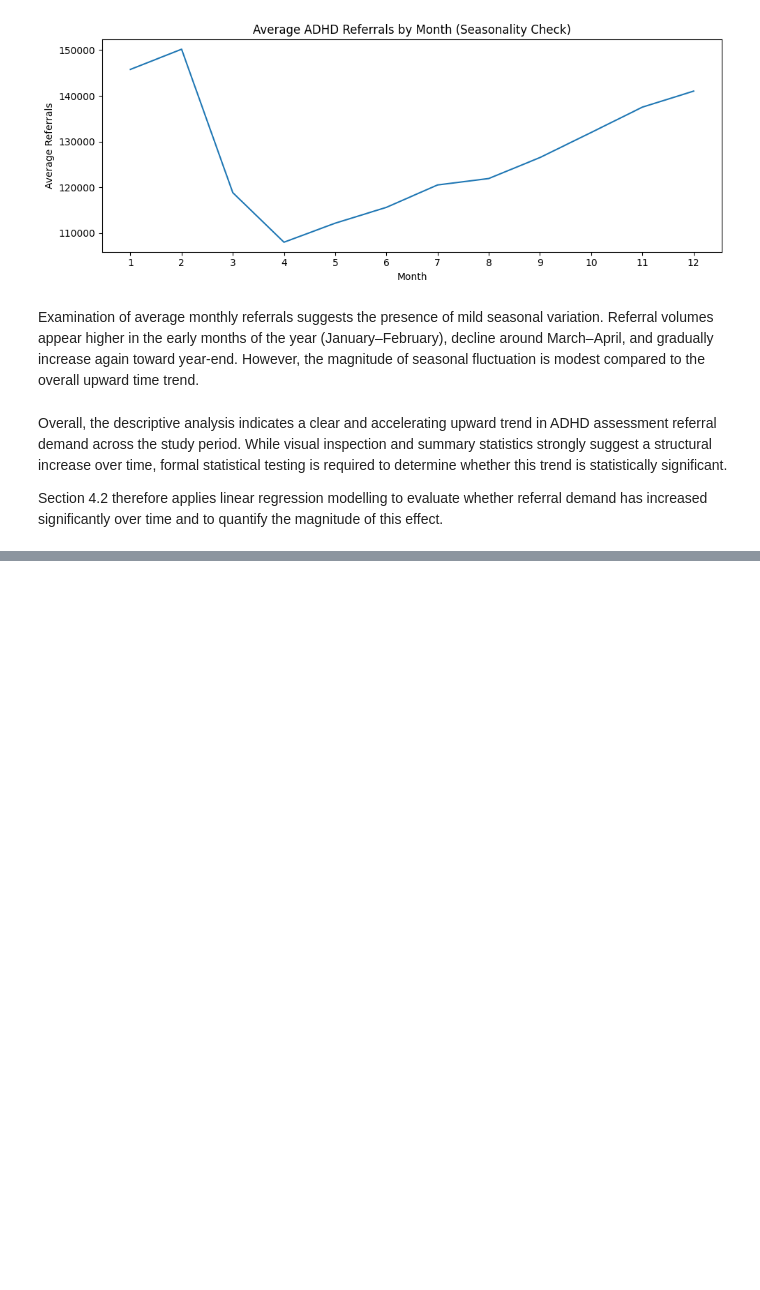
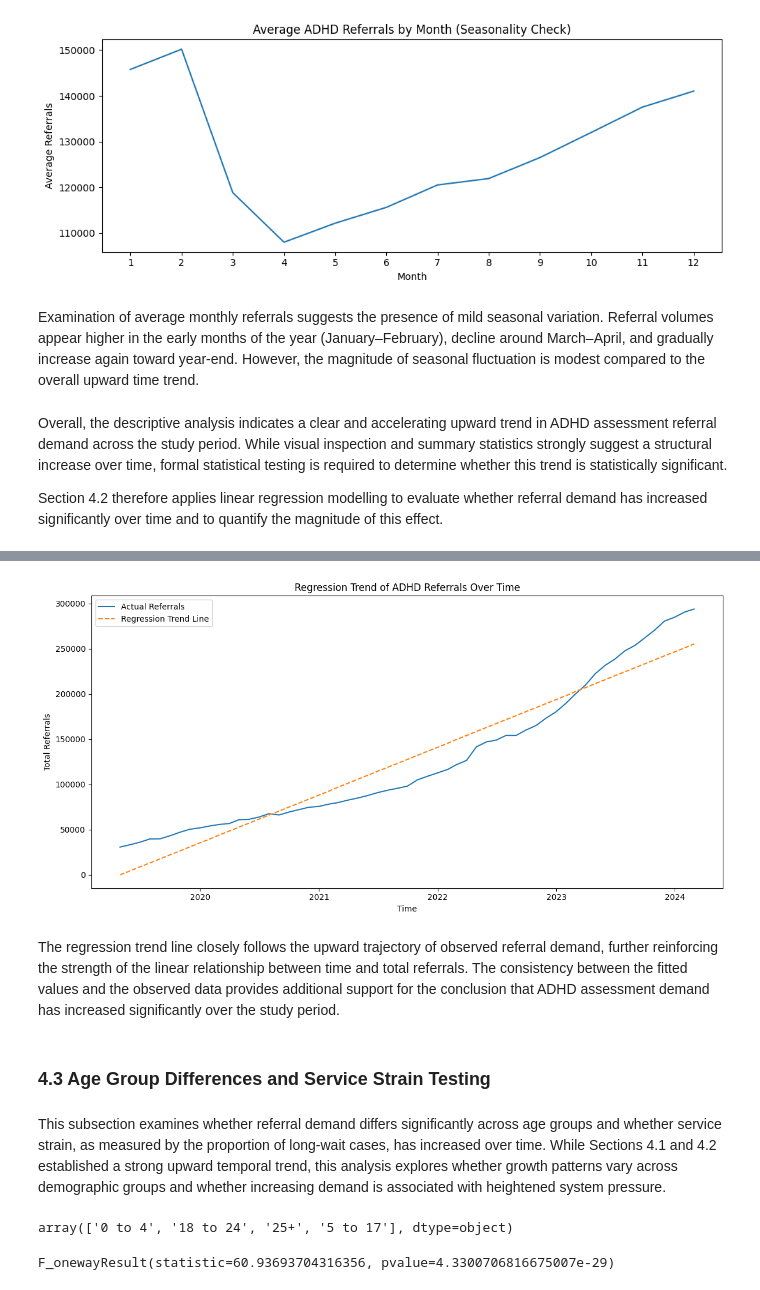
Before and after one commit to szm2701/adhd-demand-forecast-england, a Jupyter notebook: jupyter_notebooks/adhd_demand_analysis_and_forecasting.ipynb, the cells around one changed output, grey strips where cells are left out. Saved outputs shown, nothing was run; the diff lists cells and outputs as text; code cells hidden in the pictures; blank space fills up the shorter version.

Commit message:
Complete Section 4: Regression, ANOVA, and Service Strain Analysis

```diff
--- a/jupyter_notebooks/adhd_demand_analysis_and_forecasting.ipynb
+++ b/jupyter_notebooks/adhd_demand_analysis_and_forecasting.ipynb
@@ -587,0 +592,9 @@ Section 4.2 therefore applies linear regression modelling to evaluate whether re
+# %%
+# Create numeric time index for regression modelling
+# This represents the number of months since the start of the dataset
+
+ref_ts = ref_ts.sort_values("period_end").reset_index(drop=True)
+ref_ts["time_index"] = range(len(ref_ts))
+
+# Preview relevant columns
+ref_ts[["period_end", "time_index", "total_referrals"]].head()
@@ -587,0 +649,6 @@ Section 4.2 therefore applies linear regression modelling to evaluate whether re
+# %%
+# Generate fitted (predicted) values from the regression model
+ref_ts["predicted_referrals"] = model.predict(X)
+
+# Preview
+ref_ts[["period_end", "total_referrals", "predicted_referrals"]].head()
@@ -587,0 +662,53 @@ Section 4.2 therefore applies linear regression modelling to evaluate whether re
+# %%
+import matplotlib.pyplot as plt
+
+plt.figure(figsize=(12,6))
+
+# Actual values
+plt.plot(ref_ts["period_end"],
+         ref_ts["total_referrals"],
+         label="Actual Referrals")
+
+# Regression line
+plt.plot(ref_ts["period_end"],
+         ref_ts["predicted_referrals"],
+         linestyle="--",
+         label="Regression Trend Line")
+
+plt.title("Regression Trend of ADHD Referrals Over Time")
+plt.xlabel("Time")
+plt.ylabel("Total Referrals")
+plt.legend()
+
+plt.tight_layout()
+plt.show()
+# %% [output]
+[figure, added]
+# %% [markdown]
+The regression trend line closely follows the upward trajectory of observed referral demand, further reinforcing the strength of the linear relationship between time and total referrals. The consistency between the fitted values and the observed data provides additional support for the conclusion that ADHD assessment demand has increased significantly over the study period.
+# %% [markdown]
+### 4.3 Age Group Differences and Service Strain Testing
+# %% [markdown]
+This subsection examines whether referral demand differs significantly across age groups and whether service strain, as measured by the proportion of long-wait cases, has increased over time. While Sections 4.1 and 4.2 established a strong upward temporal trend, this analysis explores whether growth patterns vary across demographic groups and whether increasing demand is associated with heightened system pressure.
+# %%
+# Remove 'Unknown' age group for ANOVA
+age_ts_clean = age_ts[age_ts["age_group"] != "Unknown"]
+
+age_ts_clean["age_group"].unique()
+# %% [output]
+array(['0 to 4', '18 to 24', '25+', '5 to 17'], dtype=object)
+# %%
+from scipy import stats
+
+# Create list of referral arrays for each age group
+groups = [
+    group["value"].values
+    for name, group in age_ts_clean.groupby("age_group")
+]
+
+# Perform one-way ANOVA
+anova_result = stats.f_oneway(*groups)
+
+anova_result
+# %% [output]
+F_onewayResult(statistic=60.93693704316356, pvalue=4.3300706816675007e-29)
```
Also changed, not shown: parts of 23 cells of this notebook.
